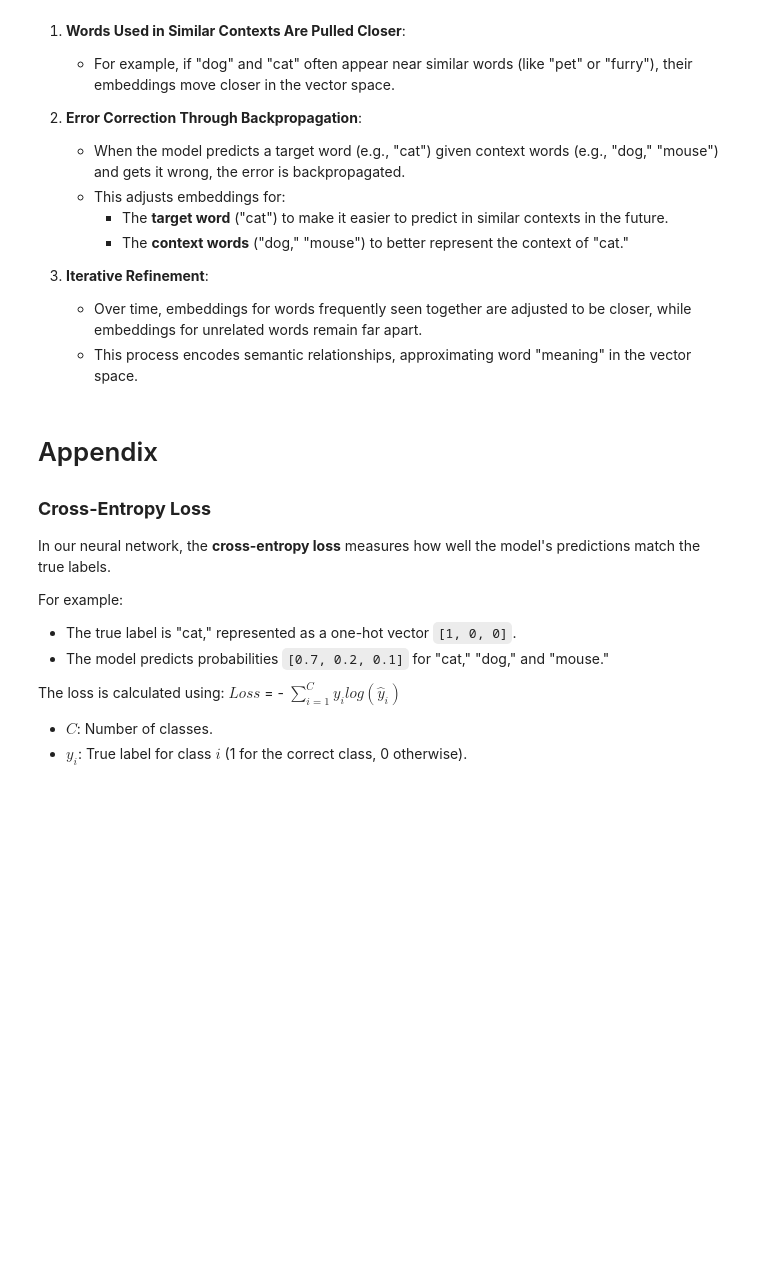
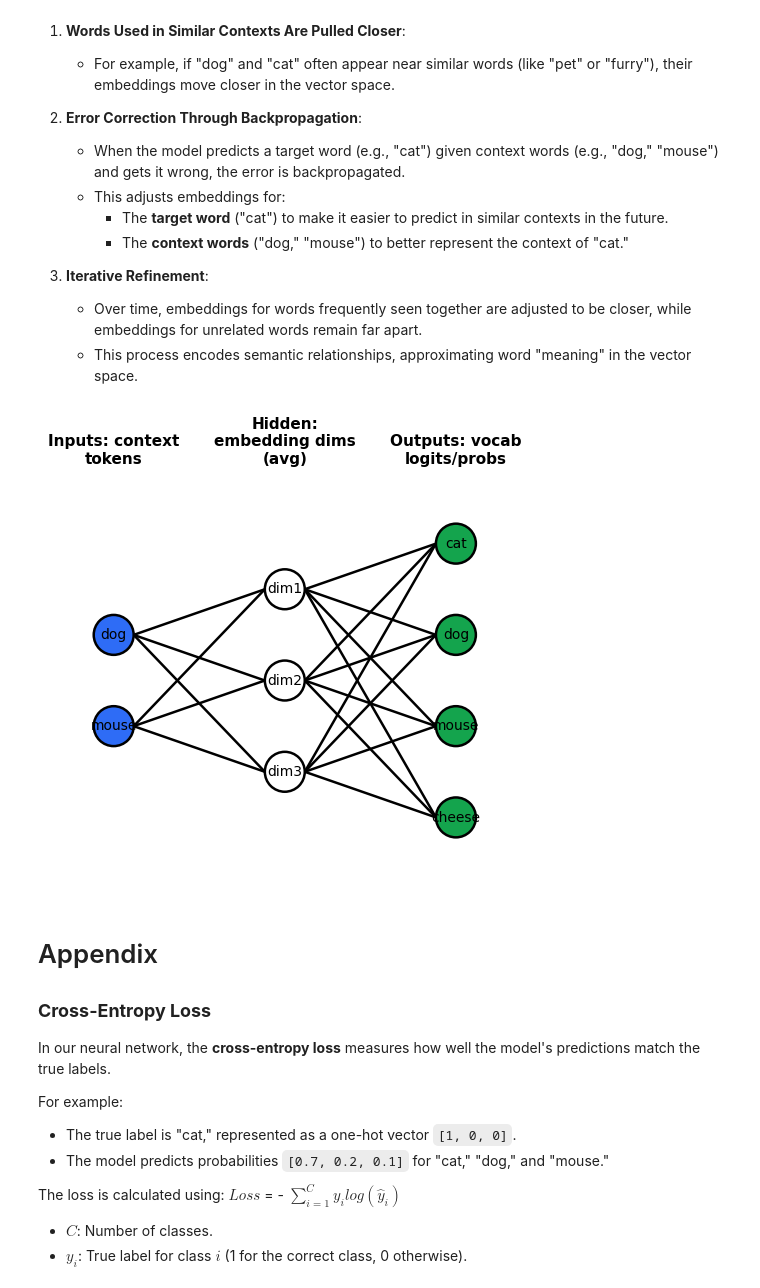
Before and after one commit to SidU/LLMs-from-scratch, a Jupyter notebook: Embeddings_Intuition.ipynb, the cells around one changed output. Drawn from its saved outputs; the diff is of its cells as text; code cells hidden in the pictures; blank space fills up the shorter version.

```diff
--- a/Embeddings_Intuition.ipynb
+++ b/Embeddings_Intuition.ipynb
@@ -224,6 +224,80 @@ Word embeddings are learned during training to reflect the relationships between
 3. **Iterative Refinement**:
    - Over time, embeddings for words frequently seen together are adjusted to be closer, while embeddings for unrelated words remain far apart.
    - This process encodes semantic relationships, approximating word "meaning" in the vector space.
+# %%
+import matplotlib.pyplot as plt
+import textwrap
+
+def draw_fc_network_fixed_labels(
+    layer_sizes, node_labels=None, layer_titles=None,
+    layer_gap=3.0, vert_gap=1.6, radius=0.35, lw=1.8,
+    colors=("#2E6CF6","#FFFFFF","#14A44D"), title_wrap=16, figsize=(14,6)
+):
+    L = len(layer_sizes)
+    max_nodes = max(layer_sizes)
+    xs = [i * layer_gap for i in range(L)]
+    ys_per_layer = []
+    for s in layer_sizes:
+        total_h = (s - 1) * vert_gap
+        top = total_h / 2.0
+        ys_per_layer.append([top - j * vert_gap for j in range(s)])
+
+    fig, ax = plt.subplots(figsize=figsize)
+    ax.axis("off"); ax.set_aspect("equal")
+
+    def layer_color(i):
+        if i == 0: return colors[0]
+        if i == L-1: return colors[2]
+        return colors[1]
+
+    # edges
+    for i in range(L-1):
+        for y1 in ys_per_layer[i]:
+            for y2 in ys_per_layer[i+1]:
+                ax.plot([xs[i]+radius, xs[i+1]-radius], [y1, y2],
+                        color="black", lw=lw, zorder=1)
+
+    # nodes + node labels
+    for i in range(L):
+        for j, y in enumerate(ys_per_layer[i]):
+            circ = plt.Circle((xs[i], y), radius, fc=layer_color(i),
+                              ec="black", lw=lw, zorder=2)
+            ax.add_patch(circ)
+            if node_labels:
+                ax.text(xs[i], y, node_labels[i][j],
+                        ha="center", va="center", fontsize=10, zorder=3)
+
+    # layer titles (wrapped, boxed, above column)
+    if layer_titles:
+        top_y = (max_nodes - 1) * vert_gap / 2.0
+        for i, ttl in enumerate(layer_titles):
+            wrapped = "\n".join(textwrap.wrap(ttl, width=title_wrap))
+            ax.text(xs[i], top_y + radius + 1.0, wrapped,
+                    ha="center", va="bottom", fontsize=11, fontweight="600",
+                    bbox=dict(facecolor="white", edgecolor="none", alpha=0.8))
+
+    # margins
+    xmin, xmax = -radius - 0.8, xs[-1] + radius + 0.8
+    ymin = -((max_nodes - 1) * vert_gap / 2.0) - radius - 0.8
+    ymax = ((max_nodes - 1) * vert_gap / 2.0) + radius + 1.8
+    ax.set_xlim(xmin, xmax); ax.set_ylim(ymin, ymax)
+    plt.show()
+
+
+# Example (your CBOW toy net)
+vocab   = ["cat", "dog", "mouse", "cheese"]
+context = ["dog", "mouse"]
+D = 3
+
+layer_sizes  = [len(context), D, len(vocab)]
+node_labels  = [context, [f"dim{i+1}" for i in range(D)], vocab]
+layer_titles = ["Inputs: context tokens",
+                "Hidden: embedding dims (avg)",
+                "Outputs: vocab logits/probs"]
+
+draw_fc_network_fixed_labels(layer_sizes, node_labels=node_labels, layer_titles=layer_titles)
+# %% [output]
+[figure, added]
 # %% [markdown]
 # Appendix
 
```
Also changed, not shown: parts of 6 cells of this notebook.
